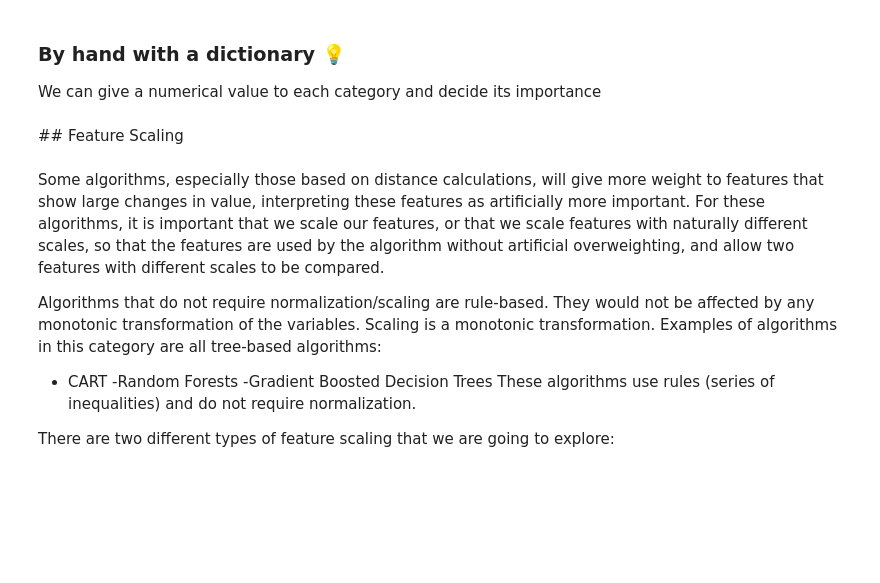
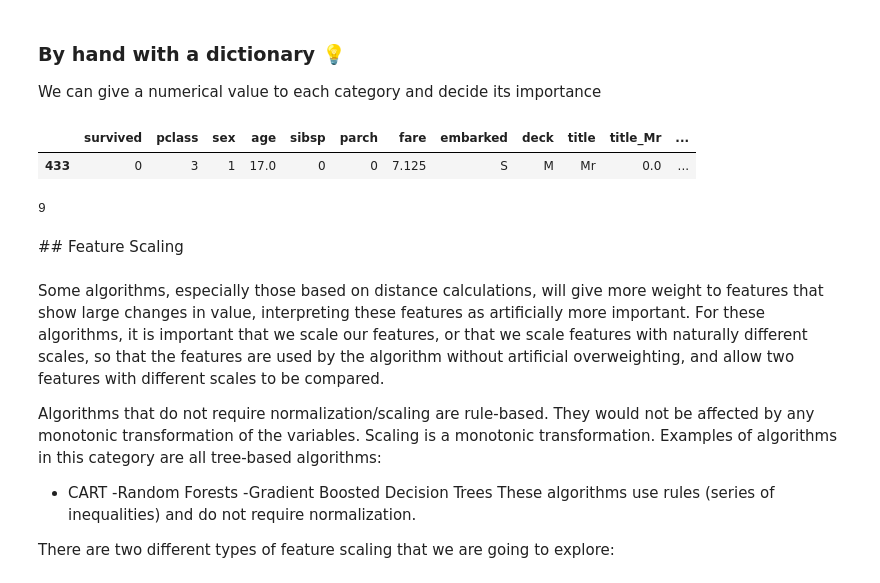
Before and after one commit to VeniceHartwell/lectures, a Jupyter notebook: week-7/03-Feature_engineering.ipynb, the cells around one changed output. Drawn from its saved outputs; the diff is of its cells as text; code cells hidden in the pictures; blank space fills up the shorter version.

```diff
--- a/week-7/03-Feature_engineering.ipynb
+++ b/week-7/03-Feature_engineering.ipynb
@@ -565,3 +590,12 @@ data
 # %% [markdown]
 ### By hand with a dictionary 💡
 We can give a numerical value to each category and decide its importance
+# %%
+data.sample()
+# %% [output]
+|  | survived | pclass | sex | age | sibsp | parch | fare | embarked | deck | title | title_Mr | ... |
+| 433 | 0 | 3 | 1 | 17.0 | 0 | 0 | 7.125 | S | M | Mr | 0.0 | ... |
+# %%
+len(data.deck.unique())
+# %% [output]
+9
```
Also changed, not shown: parts of 8 cells of this notebook.
